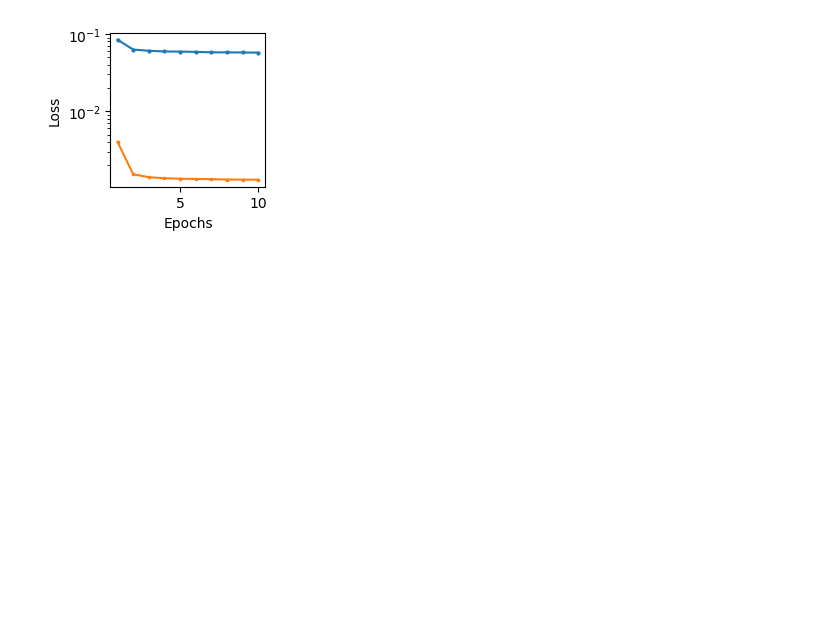
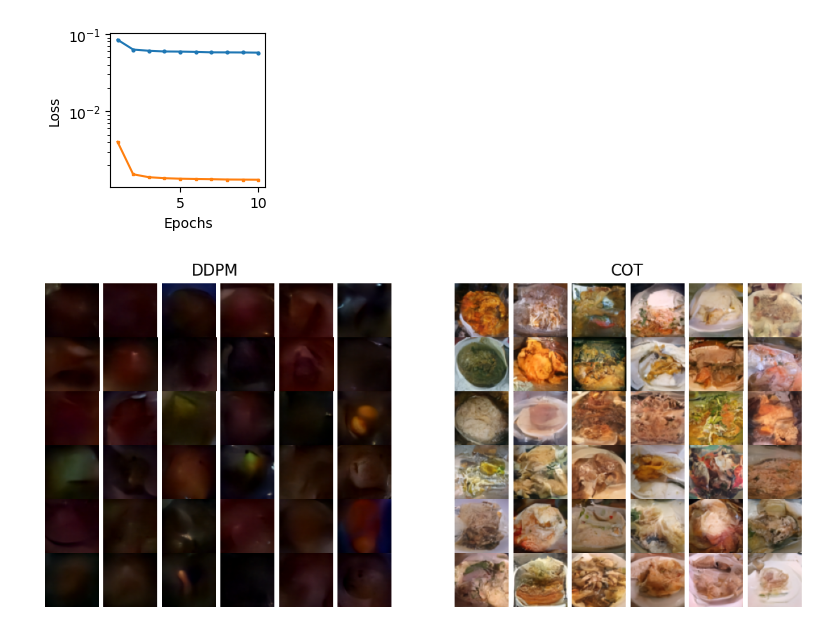
Before and after one commit to mohsensadr/GenAI, a Jupyter notebook: testing/Plots.ipynb, the cells around one changed output. Drawn from its saved outputs; the diff is of its cells as text; code cells hidden in the pictures; blank space fills up the shorter version.

```diff
--- a/testing/Plots.ipynb
+++ b/testing/Plots.ipynb
@@ -176,10 +177,9 @@ import matplotlib.lines as mlines
 import numpy as np
 import torch
 
-nrows, ncols = 5, 5
-fig, axes = plt.subplots(nrows=nrows, ncols=ncols*2, figsize=(10, 5))  # wider figure
+nrows, ncols = 6, 6
+fig, axes = plt.subplots(nrows=nrows, ncols=ncols*2+1, figsize=(14, 6))  # wider figure
 
-#plt.subplots_adjust(wspace=0.1, hspace=0.1)
 fig.subplots_adjust(wspace=0, hspace=0)  # remove all spacing
 
 # -----------------------
@@ -197,33 +197,39 @@ for i in range(nrows):
 # Title for left grid
 fig.text(0.3, 0.9, "DDPM", fontsize=16, ha='center')
 
 # -----------------------
 # Right: COT
 # -----------------------
 
 for i in range(nrows):
     for j in range(ncols):
         x = torch.randn((1, num_channel, image_size[0], image_size[1])).to(device)
         x = torch.clamp((col.sample(x) + 1) / 2, 0, 1)
         x = x.detach().cpu().numpy()[0, ...].T
         x = np.swapaxes(x, 0, 1)
-        axes[i, j + ncols].imshow(x)
-        axes[i, j + ncols].axis('off')
+        axes[i, j + ncols+1].imshow(x)
+        axes[i, j + ncols+1].axis('off')
 
 # Title for right grid
-fig.text(0.7, 0.9, "COT", fontsize=16, ha='center')
+fig.text(0.72, 0.9, "COT", fontsize=16, ha='center')
+
+# Hide spacer column
+for i in range(nrows):
+    axes[i, ncols].axis('off')
 
 # -----------------------
 # Add vertical black line between DDPM and COT
 # -----------------------
 #line = mlines.Line2D(
 #    [0.513, 0.513],  # x start and end in figure coordinates (0=left,1=right)
 #    [0.12, 0.9],      # y start and end in figure coordinates (0=bottom,1=top)
 #    color='grey',
 #    linewidth=3,
 #    transform=fig.transFigure,
 #)
 #fig.add_artist(line)
 
 plt.savefig("combined_"+name_dataset+".png", dpi=300, bbox_inches='tight', pad_inches=0)
 plt.show()
+# %% [output]
+[figure, added]
```
Also changed, not shown: parts of 2 cells of this notebook, 2 other files.
